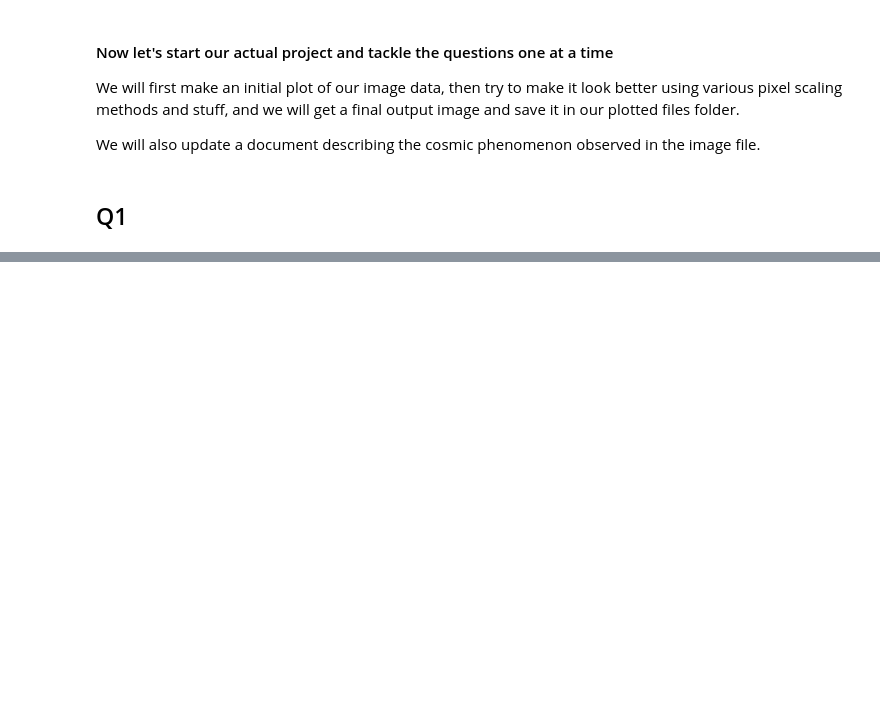
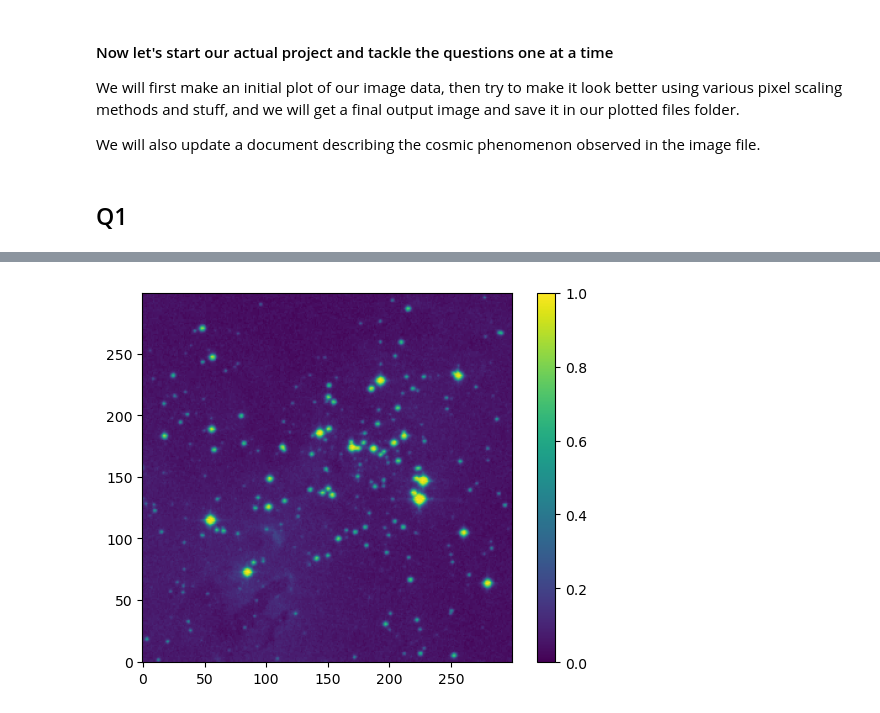
Before and after one commit to bestboybest/OlympusTech3.0--AstroGoodBoy, a Jupyter notebook: Task1/AstroGoodBoy_notebook_FITS.ipynb, the cells around one changed output, grey strips where cells are left out. Drawn from its saved outputs; the diff is of its cells as text; code cells hidden in the pictures; blank space fills up the shorter version.

```diff
--- a/Task1/AstroGoodBoy_notebook_FITS.ipynb
+++ b/Task1/AstroGoodBoy_notebook_FITS.ipynb
@@ -74,0 +84,9 @@ We will also update a document describing the cosmic phenomenon observed in the
+# %%
+# Interesting inital plot, but let's try scaling methods to make it look better and add a colorbar
+
+q1MinMax = (q1Data - q1Data.min())/(q1Data.max() - q1Data.min())
+plt.imshow(q1MinMax, origin = 'lower')
+plt.colorbar()
+plt.show()
+# %% [output]
+[figure, added]
```
Also changed, not shown: parts of 6 cells of this notebook.
